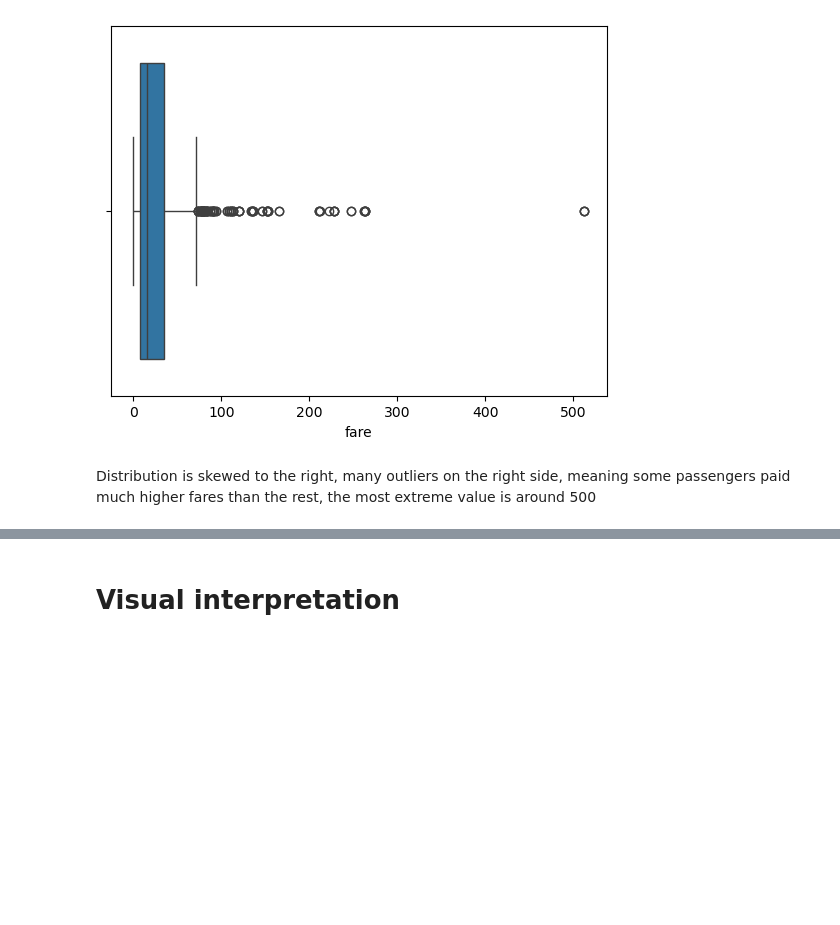
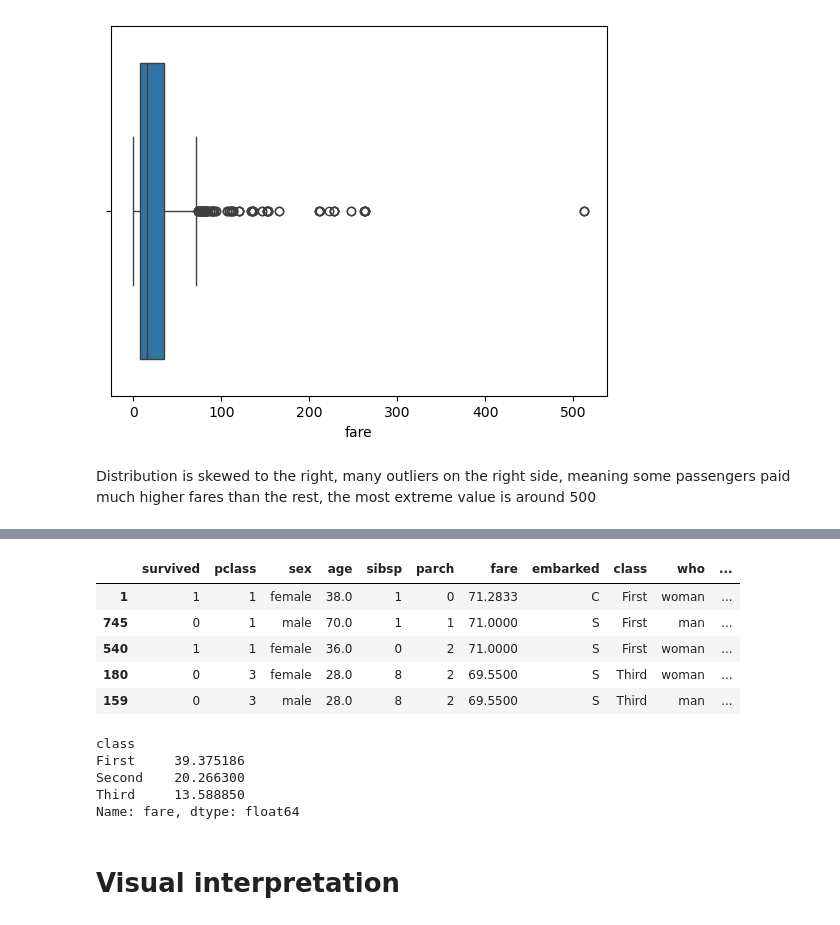
Before and after one commit to ElzaNiyazbekova/ML, a Jupyter notebook: 1.ipynb, the cells around one changed output, grey strips where cells are left out. Cells and saved outputs as stored; diff of their text form; code cells hidden in the pictures; blank space fills up the shorter version.

```diff
--- a/1.ipynb
+++ b/1.ipynb
@@ -129,3 +151,20 @@ df_clean = df_clean[
+# %%
+df_clean.sort_values(by='fare', ascending=False).head()
+# %% [output]
+|  | survived | pclass | sex | age | sibsp | parch | fare | embarked | class | who | ... |
+| 1 | 1 | 1 | female | 38.0 | 1 | 0 | 71.2833 | C | First | woman | ... |
+| 745 | 0 | 1 | male | 70.0 | 1 | 1 | 71.0000 | S | First | man | ... |
+| 540 | 1 | 1 | female | 36.0 | 0 | 2 | 71.0000 | S | First | woman | ... |
+| 180 | 0 | 3 | female | 28.0 | 8 | 2 | 69.5500 | S | Third | woman | ... |
+| 159 | 0 | 3 | male | 28.0 | 8 | 2 | 69.5500 | S | Third | man | ... |
+# %%
+df_clean.groupby(by = 'class', observed=True)['fare'].mean()
+# %% [output]
+class
+First     39.375186
+Second    20.266300
+Third     13.588850
+Name: fare, dtype: float64
 # %% [markdown]
 <h1>Visual interpretation</h1>
 # %%
```
Also changed, not shown: parts of 4 cells of this notebook, 5 other files.
